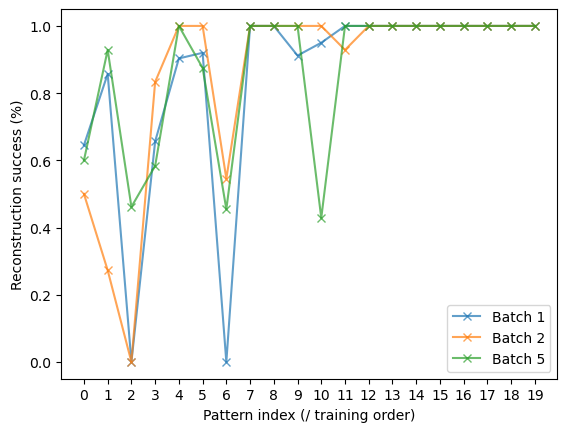
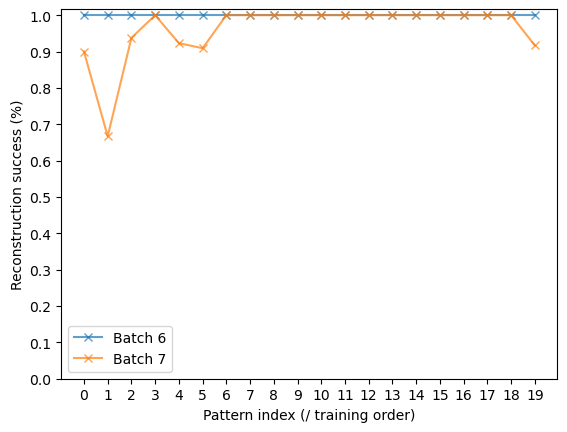
Code edit (unified diff) that turned the first committed figure into the second:
--- before
+++ after
@@ -1,6 +1,7 @@
-for i in [0, 1, 4]:
+for i in [5, 6]:
     plt.plot(range(20), [success_dicts[i][i_p] for i_p in range(20)], label=f'Batch {i+1}', marker='x', alpha=0.7)
 plt.xlabel('Pattern index (/ training order)')
 plt.xticks(np.arange(0, 20, 1))
+plt.yticks(np.arange(0, 1.1, 0.1))
 plt.ylabel('Reconstruction success (%)')
 plt.legend()

Commit: generated batch 8 patterns & weights